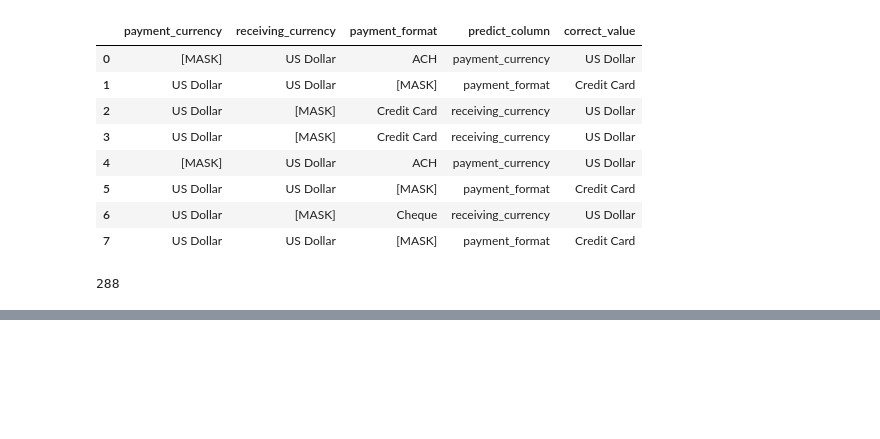
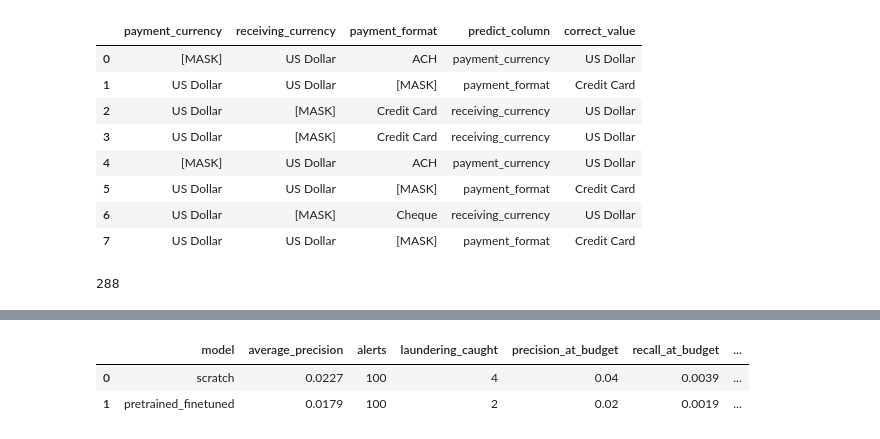
Before and after one commit to saraebrah/data-science-lab, a Jupyter notebook: notebooks/08_pretraining_finetuning.ipynb, the cells around one changed output, grey strips where cells are left out. Saved outputs shown, nothing was run; the diff lists cells and outputs as text; code cells hidden in the pictures; blank space fills up the shorter version.

```diff
--- a/notebooks/08_pretraining_finetuning.ipynb
+++ b/notebooks/08_pretraining_finetuning.ipynb
@@ -142,0 +541,65 @@ masking_config = {
+# %%
+from pathlib import Path
+import sys
+
+import numpy as np
+import pandas as pd
+
+project_root = Path.cwd()
+if project_root.name == "notebooks":
+    project_root = project_root.parent
+if str(project_root) not in sys.path:
+    sys.path.insert(0, str(project_root))
+
+from src.modeling import evaluate_scores
+
+processed_dir = project_root / "data/processed"
+reports_dir = project_root / "reports"
+validation = pd.read_parquet(
+    processed_dir / "lab02_validation.parquet",
+    columns=["source_row", "timestamp", "is_laundering"],
+)
+np.testing.assert_array_equal(
+    validation["source_row"],
+    np.load(processed_dir / "lab05/validation_source_rows.npy"),
+)
+np.testing.assert_array_equal(
+    validation["is_laundering"],
+    np.load(processed_dir / "lab05/y_validation.npy"),
+)
+
+pretraining_history = pd.read_csv(reports_dir / "lab_08_pretraining.csv")
+finetuning_history = pd.read_csv(reports_dir / "lab_08_finetuning.csv")
+comparison_records = []
+
+for run_name in ["scratch", "pretrained_finetuned"]:
+    scores = np.load(
+        processed_dir / "lab08" / f"{run_name}_validation_scores.npy"
+    )
+    metrics = evaluate_scores(validation, scores, daily_budget=50)
+    run_history = finetuning_history.loc[
+        finetuning_history["model"].eq(run_name)
+    ].sort_values("epoch")
+    np.testing.assert_allclose(
+        metrics["average_precision"], run_history.iloc[-1]["validation_ap"]
+    )
+    supervised_seconds = run_history["seconds"].sum()
+    pretraining_seconds = (
+        pretraining_history["seconds"].sum()
+        if run_name == "pretrained_finetuned" else 0.0
+    )
+    comparison_records.append({
+        "model": run_name,
+        **metrics,
+        "supervised_seconds": supervised_seconds,
+        "pretraining_seconds": pretraining_seconds,
+        "total_seconds": supervised_seconds + pretraining_seconds,
+    })
+
+comparison = pd.DataFrame(comparison_records)
+comparison.to_csv(reports_dir / "lab_08_model_comparison.csv", index=False)
+comparison.round(4)
+# %% [output]
+|  | model | average_precision | alerts | laundering_caught | precision_at_budget | recall_at_budget | ... |
+| 0 | scratch | 0.0227 | 100 | 4 | 0.04 | 0.0039 | ... |
+| 1 | pretrained_finetuned | 0.0179 | 100 | 2 | 0.02 | 0.0019 | ... |
```
Also changed, not shown: parts of 10 cells of this notebook, 10 other files.
